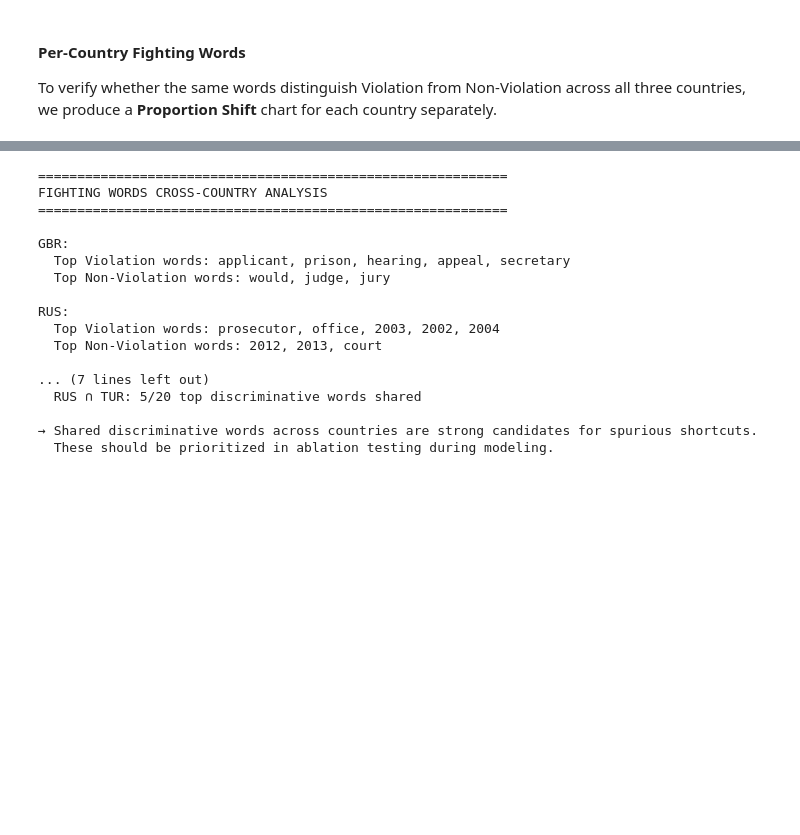
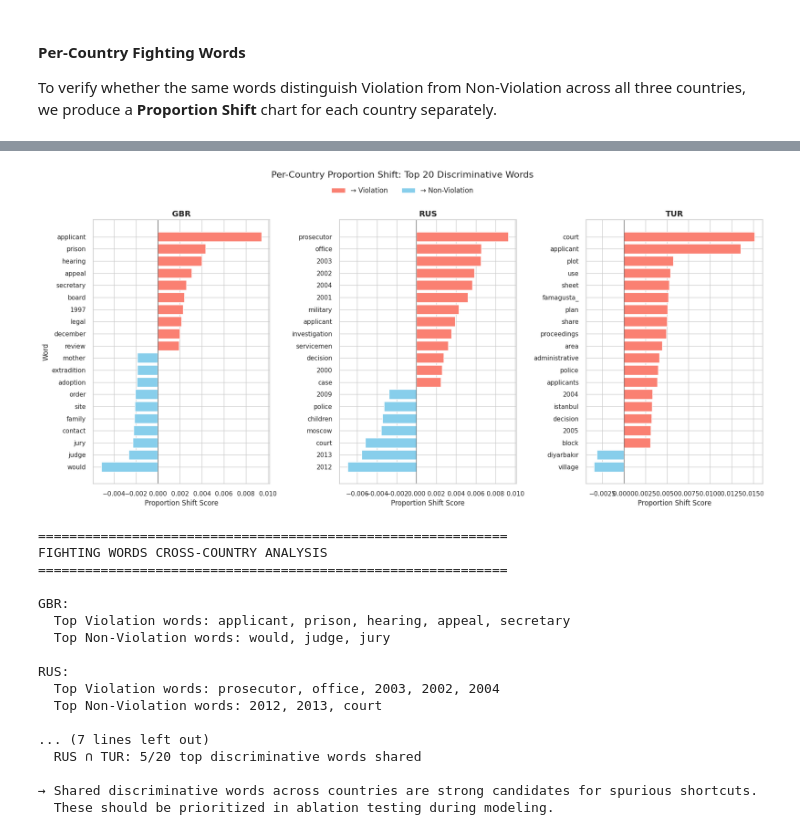
Before and after one commit to seaskyjj/echr, a Jupyter notebook: EDA.ipynb, the cells around one changed output, grey strips where cells are left out. Drawn from its saved outputs; the diff is of its cells as text; code cells hidden in the pictures; blank space fills up the shorter version.

Commit message:
upload for courtry separated tf-idf and fighting words

```diff
--- a/EDA.ipynb
+++ b/EDA.ipynb
@@ -709,3 +684,44 @@ for country in countries:
+# %%
+countries = sorted(df['respondent'].unique())
+fig, axes = plt.subplots(1, len(countries), figsize=(6 * len(countries), 8))
+
+for idx, country in enumerate(countries):
+    c_df = df[df['respondent'] == country]
+    c_viol = c_df[c_df['label'] == 1]['text'].dropna()
+    c_nviol = c_df[c_df['label'] == 0]['text'].dropna()
+
+    c_count_v = get_counts(c_viol)
+    c_count_nv = get_counts(c_nviol)
+
+    try:
+        ps = sh.ProportionShift(type2freq_1=c_count_nv, type2freq_2=c_count_v)
+        scores = ps.type2shift_score
+        sorted_scores = sorted(scores.items(), key=lambda x: abs(x[1]), reverse=True)[:20]
+        # Sort by score value for display
+        sorted_scores = sorted(sorted_scores, key=lambda x: x[1])
+        words = [w for w, s in sorted_scores]
+        vals = [s for w, s in sorted_scores]
+        colors = ['salmon' if v > 0 else 'skyblue' for v in vals]
+
+        axes[idx].barh(words, vals, color=colors)
+        axes[idx].axvline(x=0, color='black', linewidth=0.5)
+        axes[idx].set_title(f'{country}', fontsize=14, fontweight='bold')
+        axes[idx].set_xlabel('Proportion Shift Score')
+        if idx == 0:
+            axes[idx].set_ylabel('Word')
+    except Exception as e:
+        axes[idx].text(0.5, 0.5, f'{country}:{e}', ha='center', va='center', transform=axes[idx].transAxes)
+        axes[idx].set_title(f'{country}', fontsize=14, fontweight='bold')
+
+# Add legend
+from matplotlib.patches import Patch
+legend_elements = [Patch(facecolor='salmon', label='→ Violation'), Patch(facecolor='skyblue', label='→ Non-Violation')]
+fig.legend(handles=legend_elements, loc='upper center', ncol=2, fontsize=12, bbox_to_anchor=(0.5, 1.02))
+plt.suptitle('Per-Country Proportion Shift: Top 20 Discriminative Words', fontsize=16, y=1.05)
+plt.tight_layout()
+plt.show()
+# %% [output]
+[figure, added]
 # %%
 # Quantify top discriminative words across countries
 print("=" * 60)
```
Also changed, not shown: parts of 4 cells of this notebook, 1 other file.
